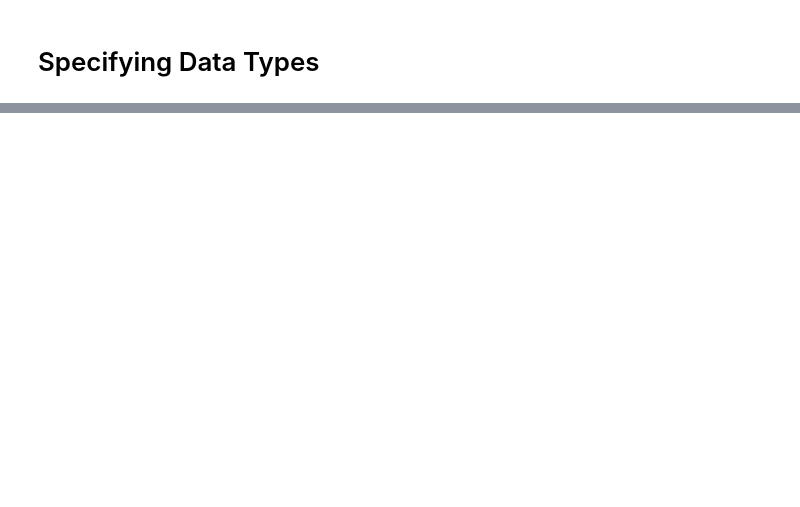
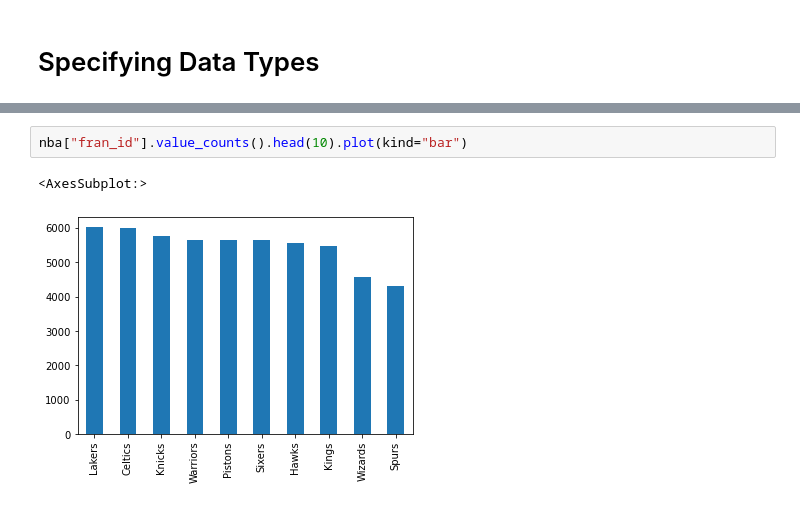
Before and after one commit to alflouvre/H8_3, a Jupyter notebook: A05-P4DS-Pandas_Introduction.ipynb, the cells around one changed output, grey strips where cells are left out. Cells and saved outputs as stored; diff of their text form; blank space fills up the shorter version.

```diff
--- a/A05-P4DS-Pandas.ipynb
+++ b/A05-P4DS-Pandas_Introduction.ipynb
@@ -689,0 +959,5 @@ memory usage: 23.1+ MB
+# %%
+nba["fran_id"].value_counts().head(10).plot(kind="bar")
+# %% [output]
+<AxesSubplot:>
+[figure, added]
```
Also changed, not shown: parts of 47 cells of this notebook, 3 other files.
